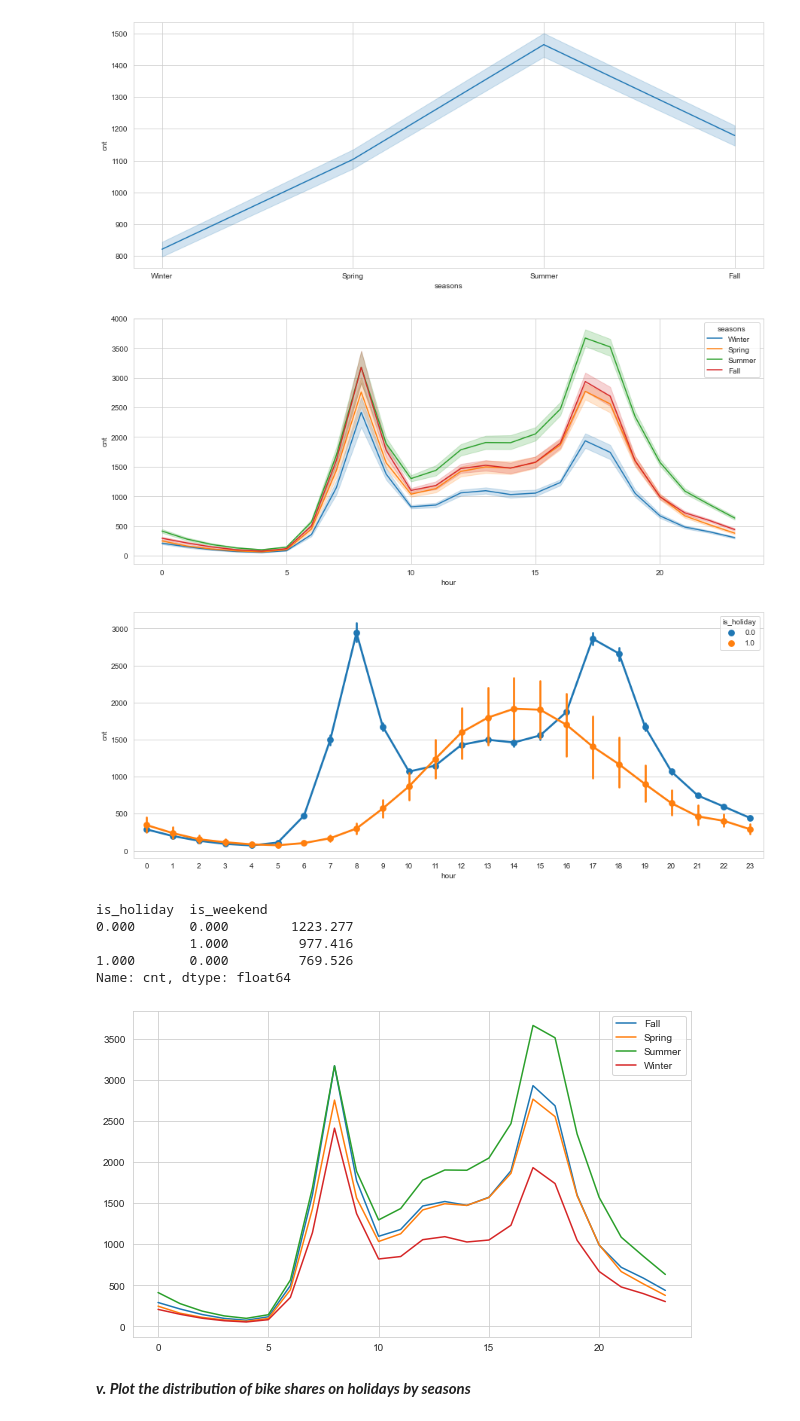
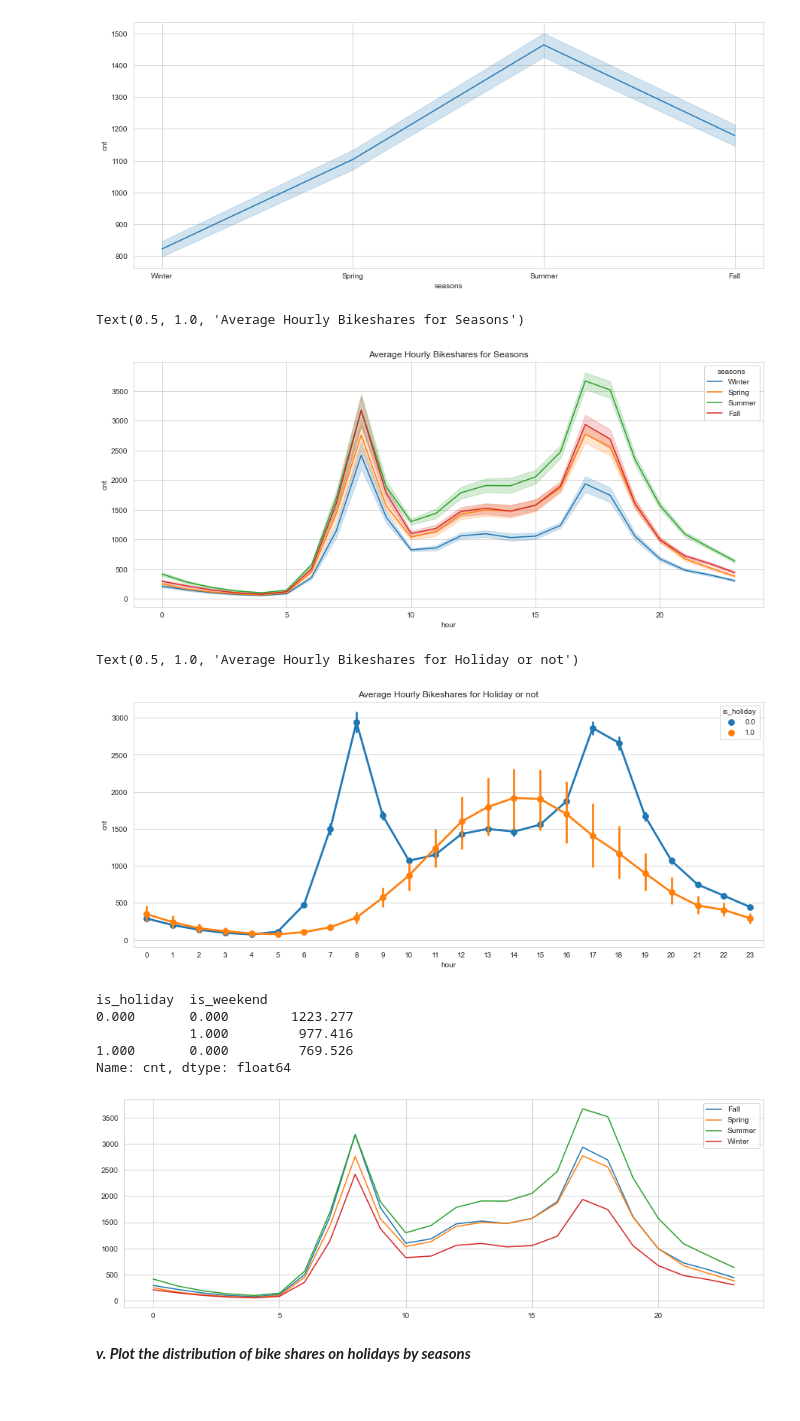
Before and after one commit to YusufSHub/Machine-Learning, a Jupyter notebook: DL/RNN Project Store Sharing/RNN project-Mutivariate Time Series with RNN (Bike Sharing Demand Prediction)-Student.ipynb, the cells around one changed output. Saved outputs shown, nothing was run; the diff lists cells and outputs as text; code cells hidden in the pictures.

```diff
--- a/DL/RNN Project Store Sharing/RNN project-Mutivariate Time Series with RNN (Bike Sharing Demand Prediction)-Student.ipynb
+++ b/DL/RNN Project Store Sharing/RNN project-Mutivariate Time Series with RNN (Bike Sharing Demand Prediction)-Student.ipynb
@@ -225,5 +242,8 @@ sns.boxplot(data=df, x="cnt")
 # %% [markdown]
 ### Plot Breakdowns of Data
+# %%
+f = lambda x: x.strftime("%Y-%m")
+df["year_month"] = f(df.index)
 # %%
 df["year"] = df.index.year
 df['month'] = df.index.month
@@ -319,13 +352,17 @@ sns.lineplot(data=df, x="seasons", y="cnt");
 # %%
 plt.figure(figsize=(15,6))
 sns.lineplot(data=df, x="hour", y="cnt", hue="seasons");
+plt.title('Average Hourly Bikeshares for Seasons')
 # %% [output]
+Text(0.5, 1.0, 'Average Hourly Bikeshares for Seasons')
-[figure, old version]
+[figure, new version]
 # %%
 plt.figure(figsize=(15,6))
 sns.pointplot(data=df, x="hour", y="cnt", hue="is_holiday");
+plt.title('Average Hourly Bikeshares for Holiday or not')
 # %% [output]
+Text(0.5, 1.0, 'Average Hourly Bikeshares for Holiday or not')
-[figure, old version]
+[figure, new version]
 # %%
 df.groupby(["is_holiday","is_weekend"])["cnt"].mean()
 # %% [output]
@@ -342,10 +376,12 @@ sns.(data=df, x="seasons", y="cnt", hue="is_holiday");
 # %%
+plt.figure(figsize=(15,5))
+
 for season in seasons_hour.index.levels[0]:
     plt.plot(seasons_hour[season].index, seasons_hour[season], label=season)
 plt.legend()
 plt.show()
 # %% [output]
-[figure, old version]
+[figure, new version]
 # %% [markdown]
 ***v. Plot the distribution of bike shares on holidays by seasons***
 # %%
```
Also changed, not shown: parts of 71 cells of this notebook.
